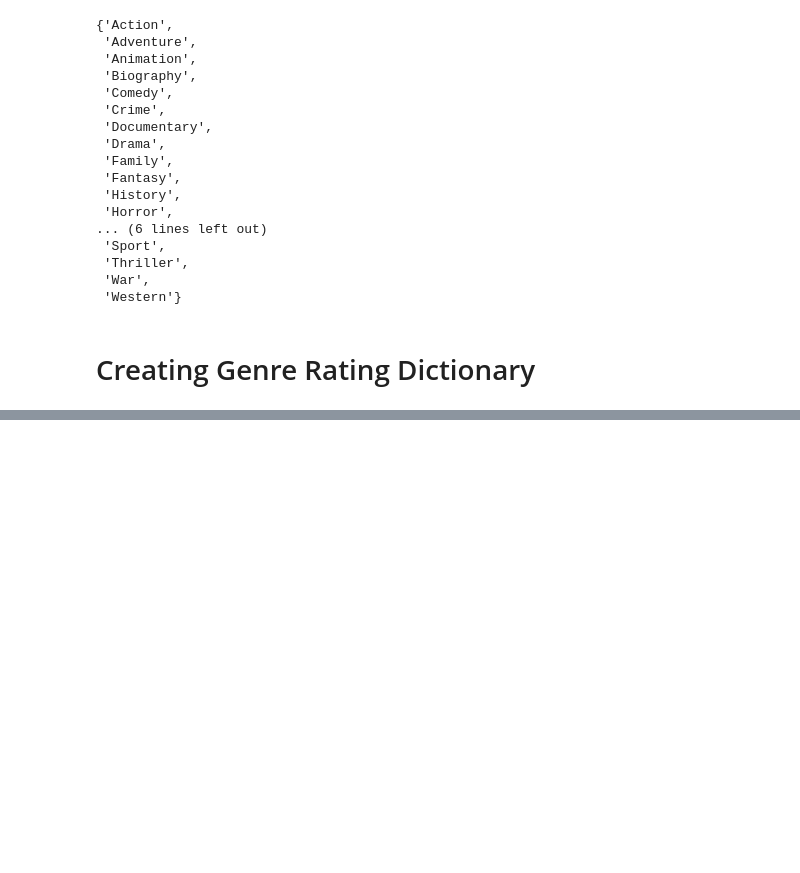
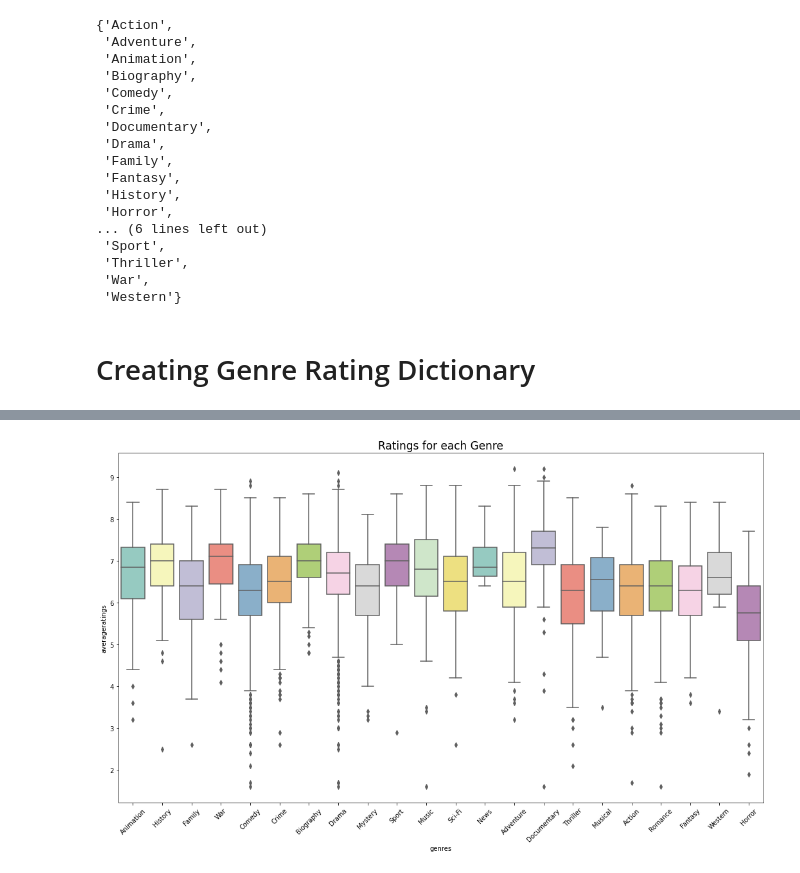
Before and after one commit to raizelistaken/MovieAnalysis, a Jupyter notebook: dsc-phase1-project-template.ipynb, the cells around one changed output, grey strips where cells are left out. Drawn from its saved outputs; the diff is of its cells as text; code cells hidden in the pictures; blank space fills up the shorter version.

```diff
--- a/dsc-phase1-project-template.ipynb
+++ b/dsc-phase1-project-template.ipynb
@@ -212,0 +253,4 @@ genre_rating_dict
+# %%
+genre_rating_lst = {}
+for g in genre:
+    genre_rating_lst[g] = df[df['genres'].str.contains(g)]['averagerating'].to_list()
@@ -212,0 +277,3 @@ genre_rating_dict
+# %%
+gr = pd.DataFrame(genre_rating_lst.items(), columns = ['genres', 'averageratings'])
+gr
@@ -212,0 +298,12 @@ genre_rating_dict
+# %%
+gr = gr.explode("averageratings")
+#explode transforms each element of a list-like to a row
+gr["averageratings"] = gr["averageratings"].astype("float")
+fig, ax = plt.subplots(figsize=(18, 10))
+sns.boxplot(x="genres", y = "averageratings", data = gr, palette="Set3")
+plt.xticks(rotation=45)
+plt.title('Ratings for each Genre', fontsize = 17)
+
+plt.savefig('genres_boxplot')
+# %% [output]
+[figure, added]
```
Also changed, not shown: parts of 6 cells of this notebook, 3 other files.
